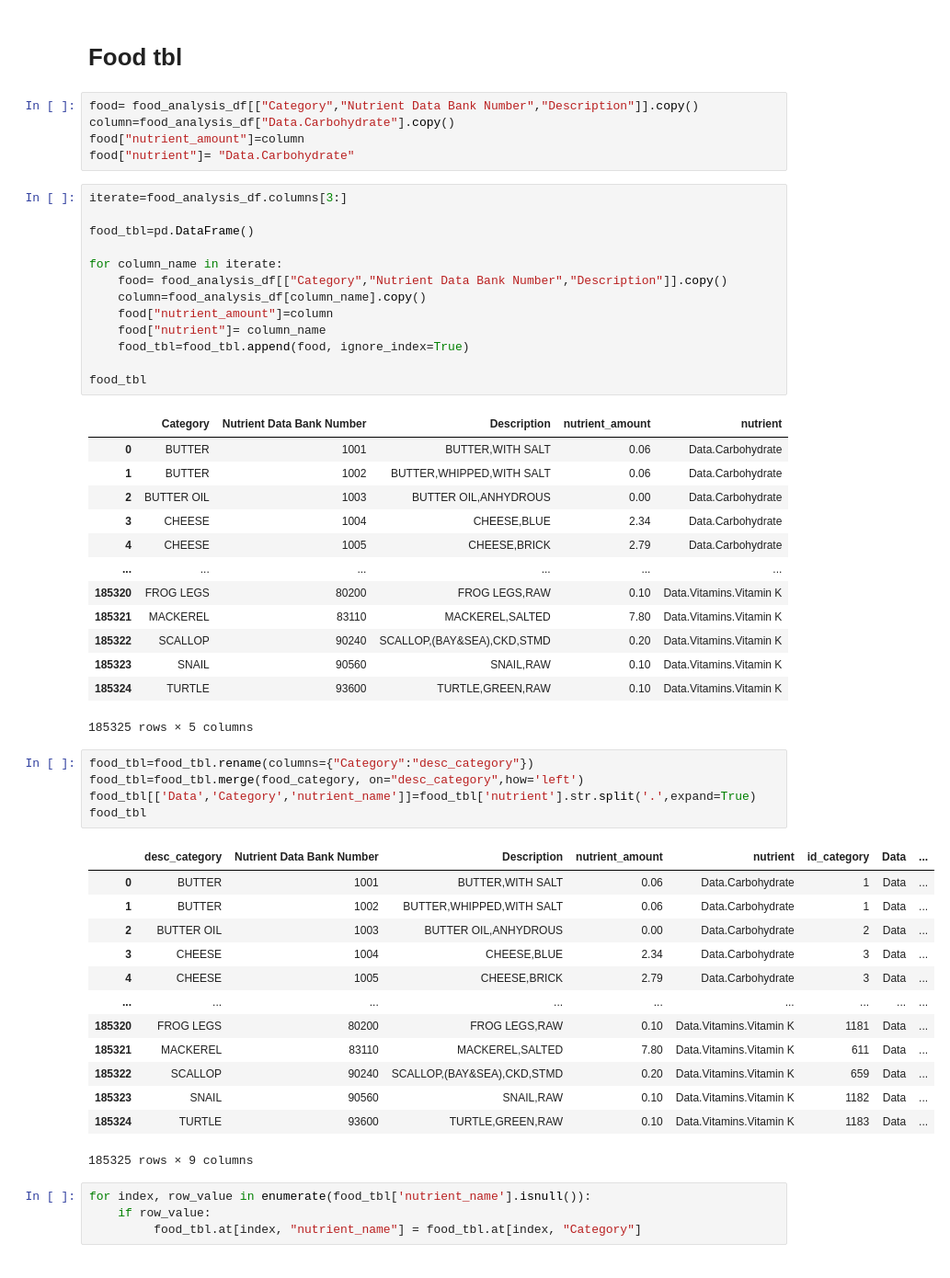
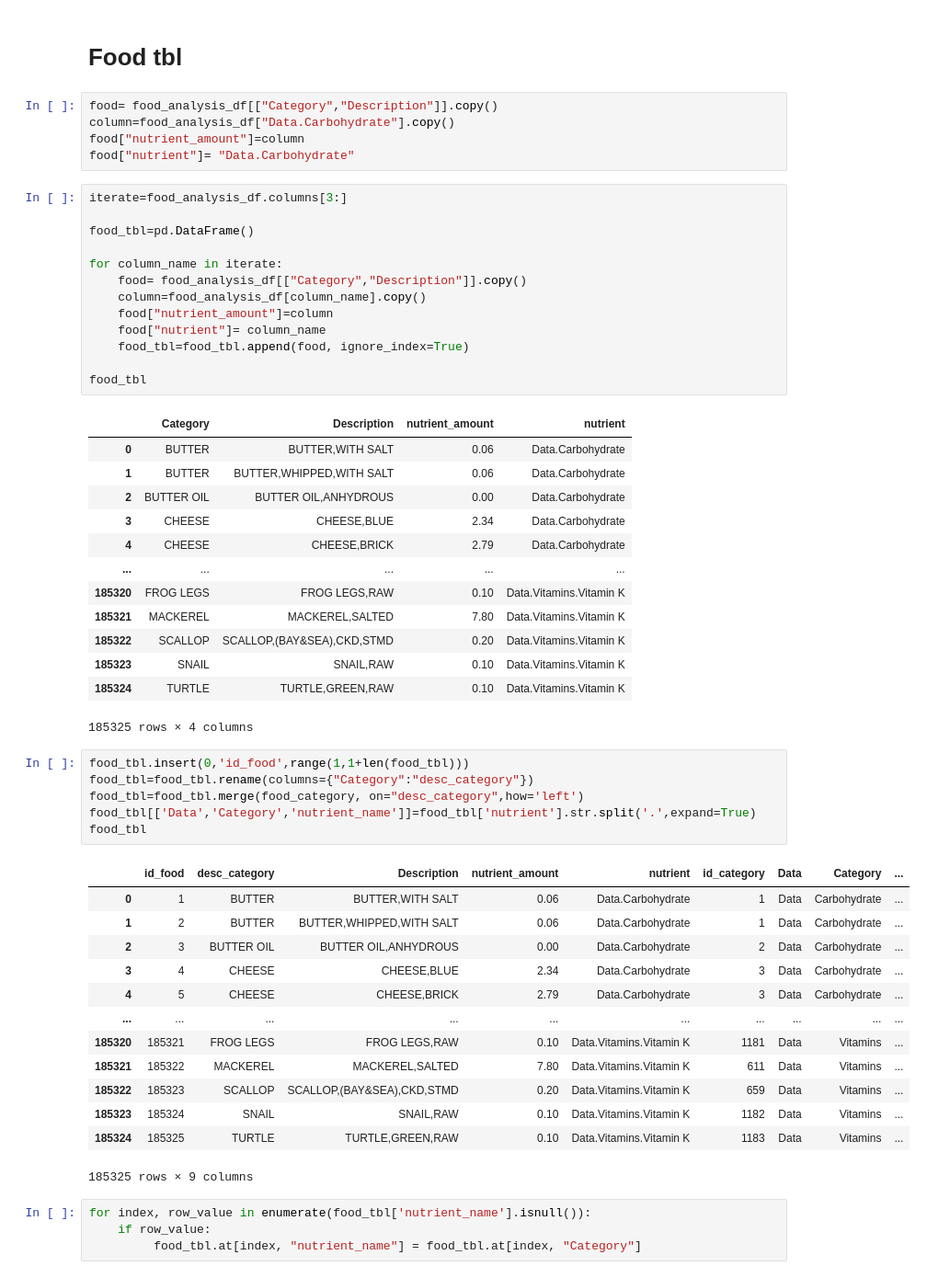
Before and after one commit to CristyCarmona/Project_FoodAnalysis, a Jupyter notebook: ETL.ipynb, the cells around one changed output. Shown at 92% size. Drawn from its saved outputs; the diff is of its cells as text.

```diff
--- a/ETL.ipynb
+++ b/ETL.ipynb
@@ -121,7 +121,7 @@ food_category
 # %% [markdown]
 # Food tbl
 # %%
-food= food_analysis_df[["Category","Nutrient Data Bank Number","Description"]].copy()
+food= food_analysis_df[["Category","Description"]].copy()
 column=food_analysis_df["Data.Carbohydrate"].copy()
 food["nutrient_amount"]=column
 food["nutrient"]= "Data.Carbohydrate"
@@ -131,7 +131,7 @@ iterate=food_analysis_df.columns[3:]
 food_tbl=pd.DataFrame()
 
 for column_name in iterate:
-    food= food_analysis_df[["Category","Nutrient Data Bank Number","Description"]].copy()
+    food= food_analysis_df[["Category","Description"]].copy()
     column=food_analysis_df[column_name].copy()
     food["nutrient_amount"]=column
     food["nutrient"]= column_name
@@ -139,37 +139,38 @@ for column_name in iterate:
 
 food_tbl
 # %% [output]
-|  | Category | Nutrient Data Bank Number | Description | nutrient_amount | nutrient |
-| 0 | BUTTER | 1001 | BUTTER,WITH SALT | 0.06 | Data.Carbohydrate |
-| 1 | BUTTER | 1002 | BUTTER,WHIPPED,WITH SALT | 0.06 | Data.Carbohydrate |
-| 2 | BUTTER OIL | 1003 | BUTTER OIL,ANHYDROUS | 0.00 | Data.Carbohydrate |
-| 3 | CHEESE | 1004 | CHEESE,BLUE | 2.34 | Data.Carbohydrate |
-| 4 | CHEESE | 1005 | CHEESE,BRICK | 2.79 | Data.Carbohydrate |
-| ... | ... | ... | ... | ... | ... |
-| 185320 | FROG LEGS | 80200 | FROG LEGS,RAW | 0.10 | Data.Vitamins.Vitamin K |
-| 185321 | MACKEREL | 83110 | MACKEREL,SALTED | 7.80 | Data.Vitamins.Vitamin K |
-| 185322 | SCALLOP | 90240 | SCALLOP,(BAY&SEA),CKD,STMD | 0.20 | Data.Vitamins.Vitamin K |
-| 185323 | SNAIL | 90560 | SNAIL,RAW | 0.10 | Data.Vitamins.Vitamin K |
-| 185324 | TURTLE | 93600 | TURTLE,GREEN,RAW | 0.10 | Data.Vitamins.Vitamin K |
+|  | Category | Description | nutrient_amount | nutrient |
+| 0 | BUTTER | BUTTER,WITH SALT | 0.06 | Data.Carbohydrate |
+| 1 | BUTTER | BUTTER,WHIPPED,WITH SALT | 0.06 | Data.Carbohydrate |
+| 2 | BUTTER OIL | BUTTER OIL,ANHYDROUS | 0.00 | Data.Carbohydrate |
+| 3 | CHEESE | CHEESE,BLUE | 2.34 | Data.Carbohydrate |
+| 4 | CHEESE | CHEESE,BRICK | 2.79 | Data.Carbohydrate |
+| ... | ... | ... | ... | ... |
+| 185320 | FROG LEGS | FROG LEGS,RAW | 0.10 | Data.Vitamins.Vitamin K |
+| 185321 | MACKEREL | MACKEREL,SALTED | 7.80 | Data.Vitamins.Vitamin K |
+| 185322 | SCALLOP | SCALLOP,(BAY&SEA),CKD,STMD | 0.20 | Data.Vitamins.Vitamin K |
+| 185323 | SNAIL | SNAIL,RAW | 0.10 | Data.Vitamins.Vitamin K |
+| 185324 | TURTLE | TURTLE,GREEN,RAW | 0.10 | Data.Vitamins.Vitamin K |
-185325 rows × 5 columns
+185325 rows × 4 columns
 # %%
+food_tbl.insert(0,'id_food',range(1,1+len(food_tbl)))
 food_tbl=food_tbl.rename(columns={"Category":"desc_category"})
 food_tbl=food_tbl.merge(food_category, on="desc_category",how='left')
 food_tbl[['Data','Category','nutrient_name']]=food_tbl['nutrient'].str.split('.',expand=True)
 food_tbl
 # %% [output]
-|  | desc_category | Nutrient Data Bank Number | Description | nutrient_amount | nutrient | id_category | Data | ... |
-| 0 | BUTTER | 1001 | BUTTER,WITH SALT | 0.06 | Data.Carbohydrate | 1 | Data | ... |
-| 1 | BUTTER | 1002 | BUTTER,WHIPPED,WITH SALT | 0.06 | Data.Carbohydrate | 1 | Data | ... |
-| 2 | BUTTER OIL | 1003 | BUTTER OIL,ANHYDROUS | 0.00 | Data.Carbohydrate | 2 | Data | ... |
-| 3 | CHEESE | 1004 | CHEESE,BLUE | 2.34 | Data.Carbohydrate | 3 | Data | ... |
-| 4 | CHEESE | 1005 | CHEESE,BRICK | 2.79 | Data.Carbohydrate | 3 | Data | ... |
-| ... | ... | ... | ... | ... | ... | ... | ... | ... |
-| 185320 | FROG LEGS | 80200 | FROG LEGS,RAW | 0.10 | Data.Vitamins.Vitamin K | 1181 | Data | ... |
-| 185321 | MACKEREL | 83110 | MACKEREL,SALTED | 7.80 | Data.Vitamins.Vitamin K | 611 | Data | ... |
-| 185322 | SCALLOP | 90240 | SCALLOP,(BAY&SEA),CKD,STMD | 0.20 | Data.Vitamins.Vitamin K | 659 | Data | ... |
-| 185323 | SNAIL | 90560 | SNAIL,RAW | 0.10 | Data.Vitamins.Vitamin K | 1182 | Data | ... |
-| 185324 | TURTLE | 93600 | TURTLE,GREEN,RAW | 0.10 | Data.Vitamins.Vitamin K | 1183 | Data | ... |
+|  | id_food | desc_category | Description | nutrient_amount | nutrient | id_category | Data | Category | ... |
+| 0 | 1 | BUTTER | BUTTER,WITH SALT | 0.06 | Data.Carbohydrate | 1 | Data | Carbohydrate | ... |
+| 1 | 2 | BUTTER | BUTTER,WHIPPED,WITH SALT | 0.06 | Data.Carbohydrate | 1 | Data | Carbohydrate | ... |
+| 2 | 3 | BUTTER OIL | BUTTER OIL,ANHYDROUS | 0.00 | Data.Carbohydrate | 2 | Data | Carbohydrate | ... |
+| 3 | 4 | CHEESE | CHEESE,BLUE | 2.34 | Data.Carbohydrate | 3 | Data | Carbohydrate | ... |
+| 4 | 5 | CHEESE | CHEESE,BRICK | 2.79 | Data.Carbohydrate | 3 | Data | Carbohydrate | ... |
+| ... | ... | ... | ... | ... | ... | ... | ... | ... | ... |
+| 185320 | 185321 | FROG LEGS | FROG LEGS,RAW | 0.10 | Data.Vitamins.Vitamin K | 1181 | Data | Vitamins | ... |
+| 185321 | 185322 | MACKEREL | MACKEREL,SALTED | 7.80 | Data.Vitamins.Vitamin K | 611 | Data | Vitamins | ... |
+| 185322 | 185323 | SCALLOP | SCALLOP,(BAY&SEA),CKD,STMD | 0.20 | Data.Vitamins.Vitamin K | 659 | Data | Vitamins | ... |
+| 185323 | 185324 | SNAIL | SNAIL,RAW | 0.10 | Data.Vitamins.Vitamin K | 1182 | Data | Vitamins | ... |
+| 185324 | 185325 | TURTLE | TURTLE,GREEN,RAW | 0.10 | Data.Vitamins.Vitamin K | 1183 | Data | Vitamins | ... |
 185325 rows × 9 columns
 # %%
 for index, row_value in enumerate(food_tbl['nutrient_name'].isnull()):
```
Also changed, not shown: parts of 3 cells of this notebook.
